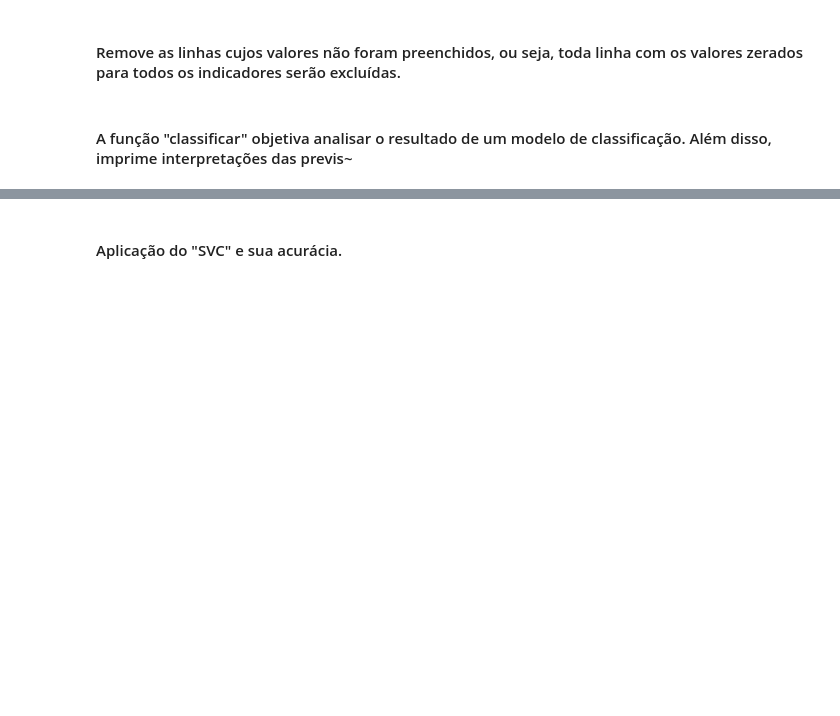
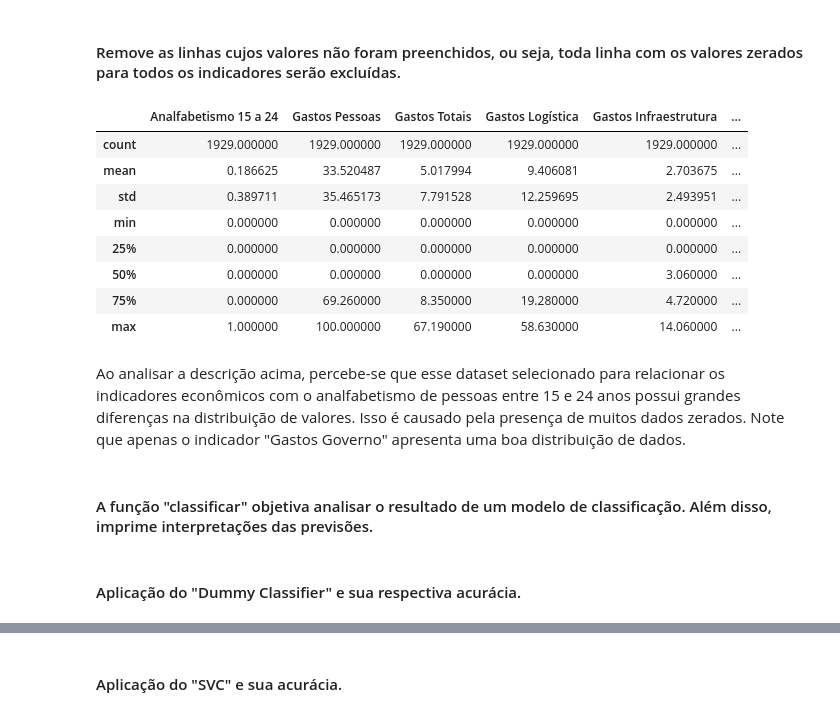
Before and after one commit to joaocvr/puc-minas-tcc, a Jupyter notebook: notebooks/3_1_classificacao_analfabetismo_por_investimento.ipynb, the cells around one changed output, grey strips where cells are left out. Saved outputs shown, nothing was run; the diff lists cells and outputs as text; code cells hidden in the pictures; blank space fills up the shorter version.

```diff
--- a/notebooks/3_1_classificacao_analfabetismo_por_investimento.ipynb
+++ b/notebooks/3_1_classificacao_analfabetismo_por_investimento.ipynb
@@ -239,5 +223,22 @@ df_analfabetismo_15_a_24.index = range(df_analfabetismo_15_a_24.shape[0])
+# %%
+df_analfabetismo_15_a_24 = df_analfabetismo_15_a_24.loc[(df_analfabetismo_15_a_24!=0).any(1)]
+df_analfabetismo_15_a_24.index = range(df_analfabetismo_15_a_24.shape[0])
+
+df_analfabetismo_15_a_24.describe()
+# %% [output]
+|  | Analfabetismo 15 a 24 | Gastos Pessoas | Gastos Totais | Gastos Logística | Gastos Infraestrutura | ... |
+| count | 1929.000000 | 1929.000000 | 1929.000000 | 1929.000000 | 1929.000000 | ... |
+| mean | 0.186625 | 33.520487 | 5.017994 | 9.406081 | 2.703675 | ... |
+| std | 0.389711 | 35.465173 | 7.791528 | 12.259695 | 2.493951 | ... |
+| min | 0.000000 | 0.000000 | 0.000000 | 0.000000 | 0.000000 | ... |
+| 25% | 0.000000 | 0.000000 | 0.000000 | 0.000000 | 0.000000 | ... |
+| 50% | 0.000000 | 0.000000 | 0.000000 | 0.000000 | 3.060000 | ... |
+| 75% | 0.000000 | 69.260000 | 8.350000 | 19.280000 | 4.720000 | ... |
+| max | 1.000000 | 100.000000 | 67.190000 | 58.630000 | 14.060000 | ... |
+# %% [markdown]
+Ao analisar a descrição acima, percebe-se que esse dataset selecionado para relacionar os indicadores econômicos com o analfabetismo de pessoas entre 15 e 24 anos possui grandes diferenças na distribuição de valores. Isso é causado pela presença de muitos dados zerados. Note que apenas o indicador "Gastos Governo" apresenta uma boa distribuição de dados.
 # %% [markdown]
-#### A função "classificar" objetiva analisar o resultado de um modelo de classificação. Além disso, imprime interpretações das previs~
+#### A função "classificar" objetiva analisar o resultado de um modelo de classificação. Além disso, imprime interpretações das previsões.
 # %%
 def classificar(modelo, treino_x, teste_x, treino_y, teste_y, nome_modelo):
     modelo.fit(treino_x, treino_y)
@@ -259,2 +254,4 @@ def classificar(modelo, treino_x, teste_x, treino_y, teste_y, nome_modelo):
     print("<< Relatório de classificação >>")
     print(classification_report(teste_y, previsoes))
+# %% [markdown]
+#### Aplicação do "Dummy Classifier" e sua respectiva acurácia.
```
Also changed, not shown: parts of 13 cells of this notebook, 4 other files.
